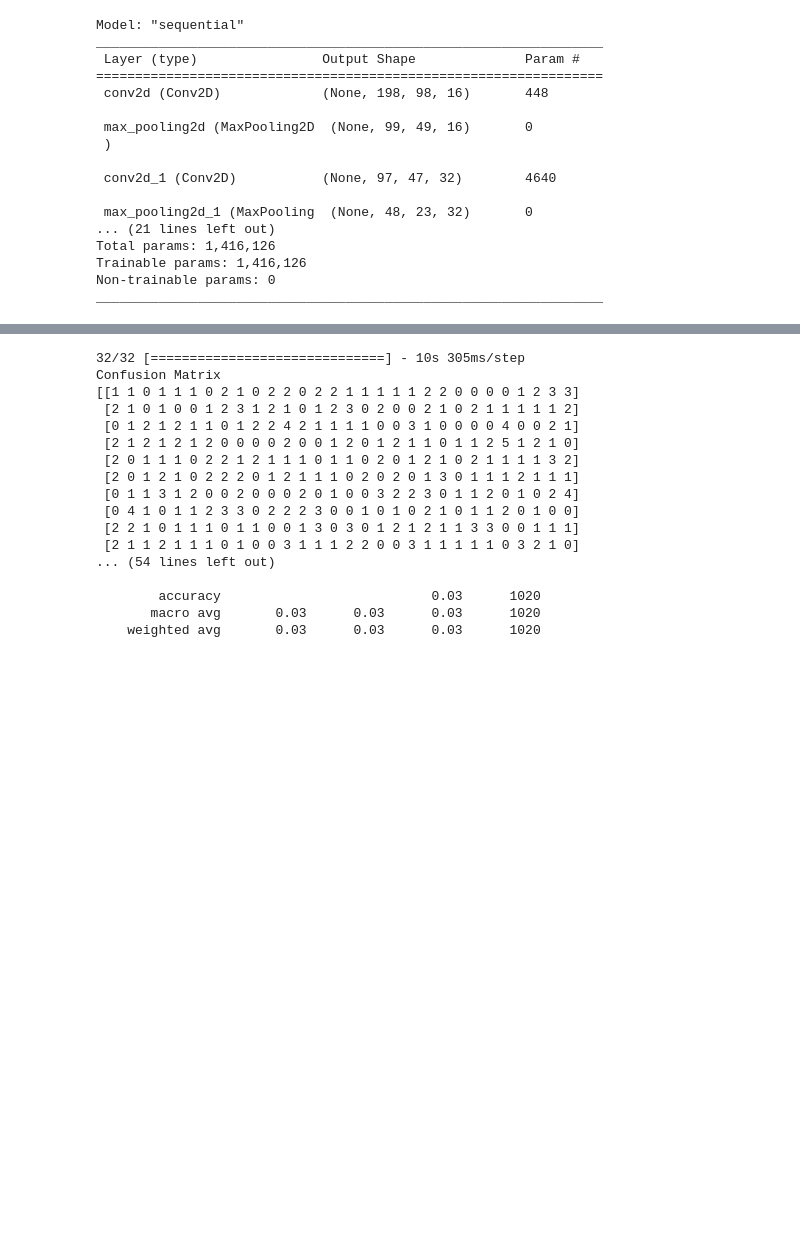
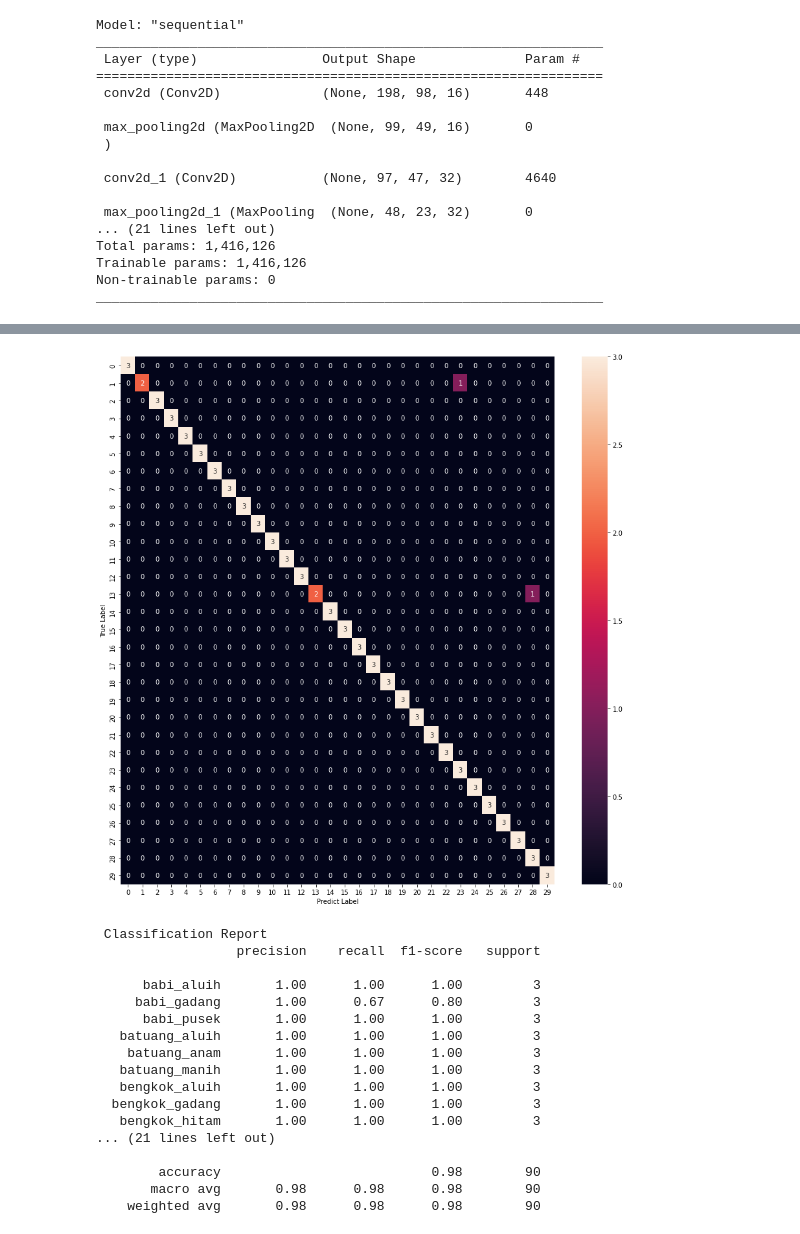
Before and after one commit to Maulana2798/identifikasi, a Jupyter notebook: prediksi_koa.ipynb, the cells around one changed output, grey strips where cells are left out. Drawn from its saved outputs; the diff is of its cells as text; code cells hidden in the pictures; blank space fills up the shorter version.

```diff
--- a/prediksi_koa.ipynb
+++ b/prediksi_koa.ipynb
@@ -380,3 +380,24 @@ Saving babi_aluih.jpg to babi_aluih (1).jpg
 babi_aluih.jpg
 babi_aluih
 [figure]
+# %%
+#melakukan extract file zip
+import zipfile,os
+local_zip = '/content/drive/MyDrive/Skripsi/Program/test.zip'
+base_dir = '/content/test'
+zip_ref = zipfile.ZipFile(local_zip, 'r')
+zip_ref.extractall('/content')
+zip_ref.close()
+
+test_datagen = ImageDataGenerator(rescale=1./255)
+test_generator = test_datagen.flow_from_directory(base_dir, target_size=(200, 100), batch_size=32, shuffle=False)
+
+#Confution Matrix
+from sklearn.metrics import confusion_matrix
+from sklearn.metrics import classification_report
+
+Y_pred = model.predict(test_generator)
+y_pred = np.argmax(Y_pred, axis=1)
+
+print('Confusion Matrix')
+print(confusion_matrix(test_generator.classes, y_pred))
@@ -383,13 +422,14 @@ babi_aluih
+# %%
+import seaborn as sns
+import matplotlib.pyplot as plt
+f, ax = plt.subplots(figsize=(15,15))
+sns.heatmap(confusion_matrix(test_generator.classes, y_pred), annot=True, fmt=".0f", ax=ax)
+plt.xlabel("Predict Label")
+plt.ylabel("True Label")
+plt.show()
+# %% [output]
+[figure, added]
 # %%
-#Confution Matrix and Classification Report
-from sklearn.metrics import classification_report, confusion_matrix
-
-Y_pred = model.predict(validation_generator)
-y_pred = np.argmax(Y_pred, axis=1)
-
-print('Confusion Matrix')
-print(confusion_matrix(validation_generator.classes, y_pred))
-
 print('\n Classification Report')
 target_names = ['babi_aluih',
  'babi_gadang',
@@ -422,22 +462,22 @@ target_names = ['babi_aluih',
  'tali_bulek',
  'tali_merah']
 
-print(classification_report(validation_generator.classes, y_pred, target_names=target_names))
+print(classification_report(test_generator.classes, y_pred, target_names=target_names))
 # %% [output]
-32/32 [==============================] - 10s 305ms/step
-Confusion Matrix
-[[1 1 0 1 1 1 0 2 1 0 2 2 0 2 2 1 1 1 1 1 2 2 0 0 0 0 1 2 3 3]
- [2 1 0 1 0 0 1 2 3 1 2 1 0 1 2 3 0 2 0 0 2 1 0 2 1 1 1 1 1 2]
- [0 1 2 1 2 1 1 0 1 2 2 4 2 1 1 1 1 0 0 3 1 0 0 0 0 4 0 0 2 1]
- [2 1 2 1 2 1 2 0 0 0 0 2 0 0 1 2 0 1 2 1 1 0 1 1 2 5 1 2 1 0]
- [2 0 1 1 1 0 2 2 1 2 1 1 1 0 1 1 0 2 0 1 2 1 0 2 1 1 1 1 3 2]
- [2 0 1 2 1 0 2 2 2 0 1 2 1 1 1 0 2 0 2 0 1 3 0 1 1 1 2 1 1 1]
- [0 1 1 3 1 2 0 0 2 0 0 0 2 0 1 0 0 3 2 2 3 0 1 1 2 0 1 0 2 4]
- [0 4 1 0 1 1 2 3 3 0 2 2 2 3 0 0 1 0 1 0 2 1 0 1 1 2 0 1 0 0]
- [2 2 1 0 1 1 1 0 1 1 0 0 1 3 0 3 0 1 2 1 2 1 1 3 3 0 0 1 1 1]
- [2 1 1 2 1 1 1 0 1 0 0 3 1 1 1 2 2 0 0 3 1 1 1 1 1 0 3 2 1 0]
-... (54 lines left out)
+ Classification Report
+                  precision    recall  f1-score   support
 
-        accuracy                           0.03      1020
-       macro avg       0.03      0.03      0.03      1020
-    weighted avg       0.03      0.03      0.03      1020
+      babi_aluih       1.00      1.00      1.00         3
+     babi_gadang       1.00      0.67      0.80         3
+      babi_pusek       1.00      1.00      1.00         3
+   batuang_aluih       1.00      1.00      1.00         3
+    batuang_anam       1.00      1.00      1.00         3
+   batuang_manih       1.00      1.00      1.00         3
+   bengkok_aluih       1.00      1.00      1.00         3
+  bengkok_gadang       1.00      1.00      1.00         3
+   bengkok_hitam       1.00      1.00      1.00         3
+... (21 lines left out)
+
+        accuracy                           0.98        90
+       macro avg       0.98      0.98      0.98        90
+    weighted avg       0.98      0.98      0.98        90
```
Also changed, not shown: parts of 7 cells of this notebook.
